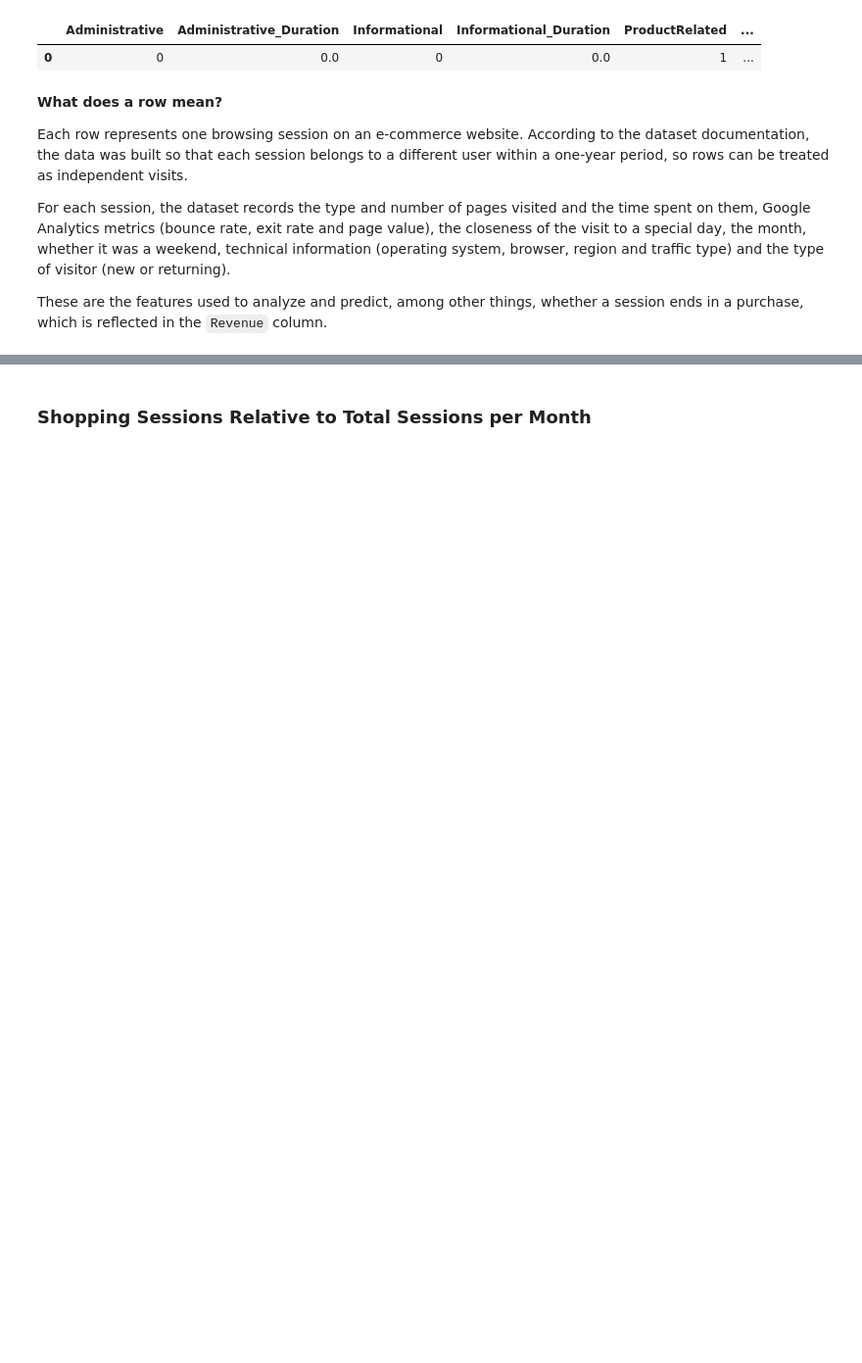
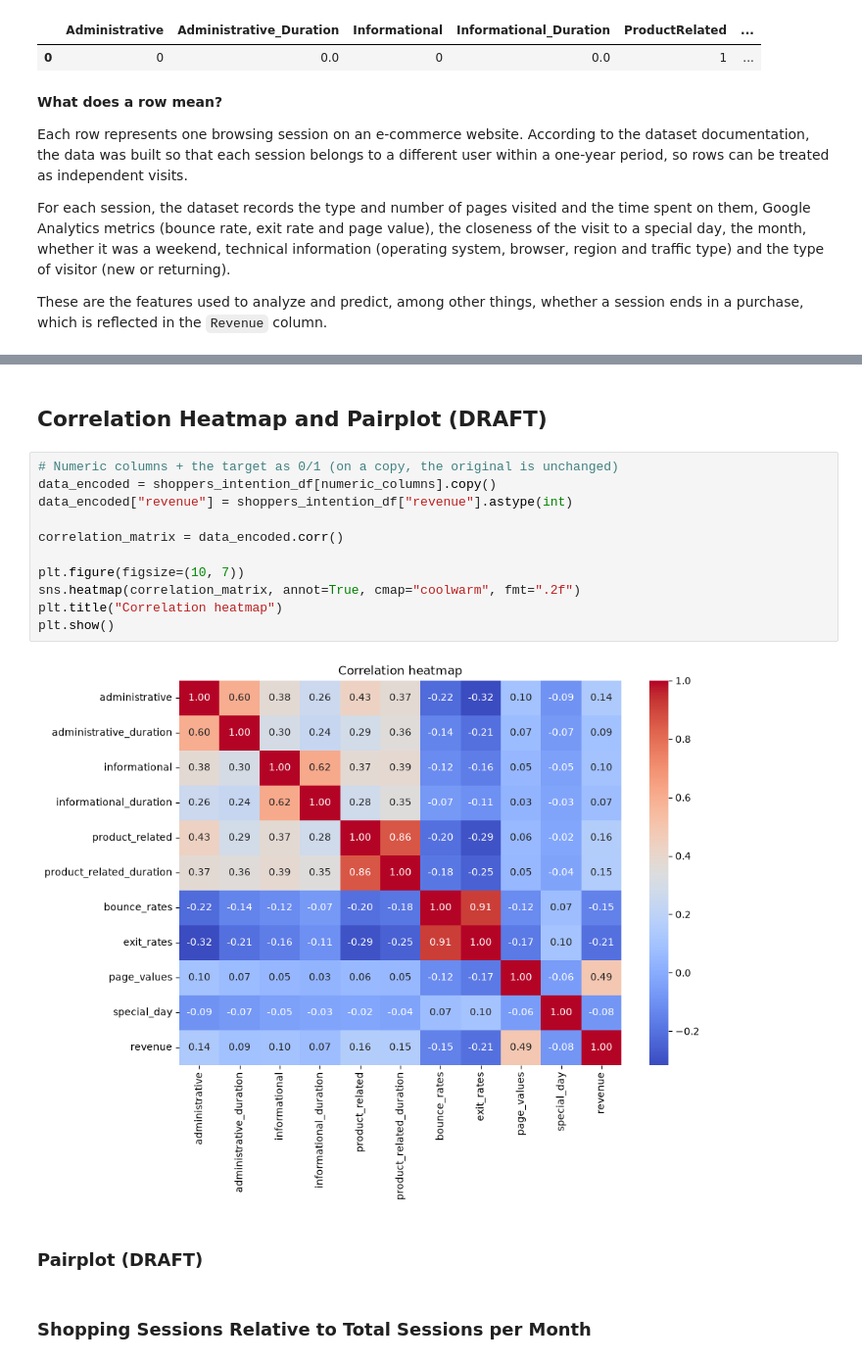
Before and after one commit to tginting-star/RLML_ecommerce_project, a Jupyter notebook: Project/Project code.ipynb, the cells around one changed output, grey strips where cells are left out. Shown at 98% size. Cells and saved outputs as stored; diff of their text form; blank space fills up the shorter version.

```diff
--- a/Project/Project code.ipynb
+++ b/Project/Project code.ipynb
@@ -151,3 +380,20 @@ dtype: int64
+# %% [markdown]
+## Correlation Heatmap and Pairplot (DRAFT)
+# %%
+# Numeric columns + the target as 0/1 (on a copy, the original is unchanged)
+data_encoded = shoppers_intention_df[numeric_columns].copy()
+data_encoded["revenue"] = shoppers_intention_df["revenue"].astype(int)
+
+correlation_matrix = data_encoded.corr()
+
+plt.figure(figsize=(10, 7))
+sns.heatmap(correlation_matrix, annot=True, cmap="coolwarm", fmt=".2f")
+plt.title("Correlation heatmap")
+plt.show()
+# %% [output]
+[figure, added]
+# %% [markdown]
+### Pairplot (DRAFT)
 # %% [markdown]
 ### Shopping Sessions Relative to Total Sessions per Month
 # %%
```
Also changed, not shown: parts of 40 cells of this notebook, 1 other file.
